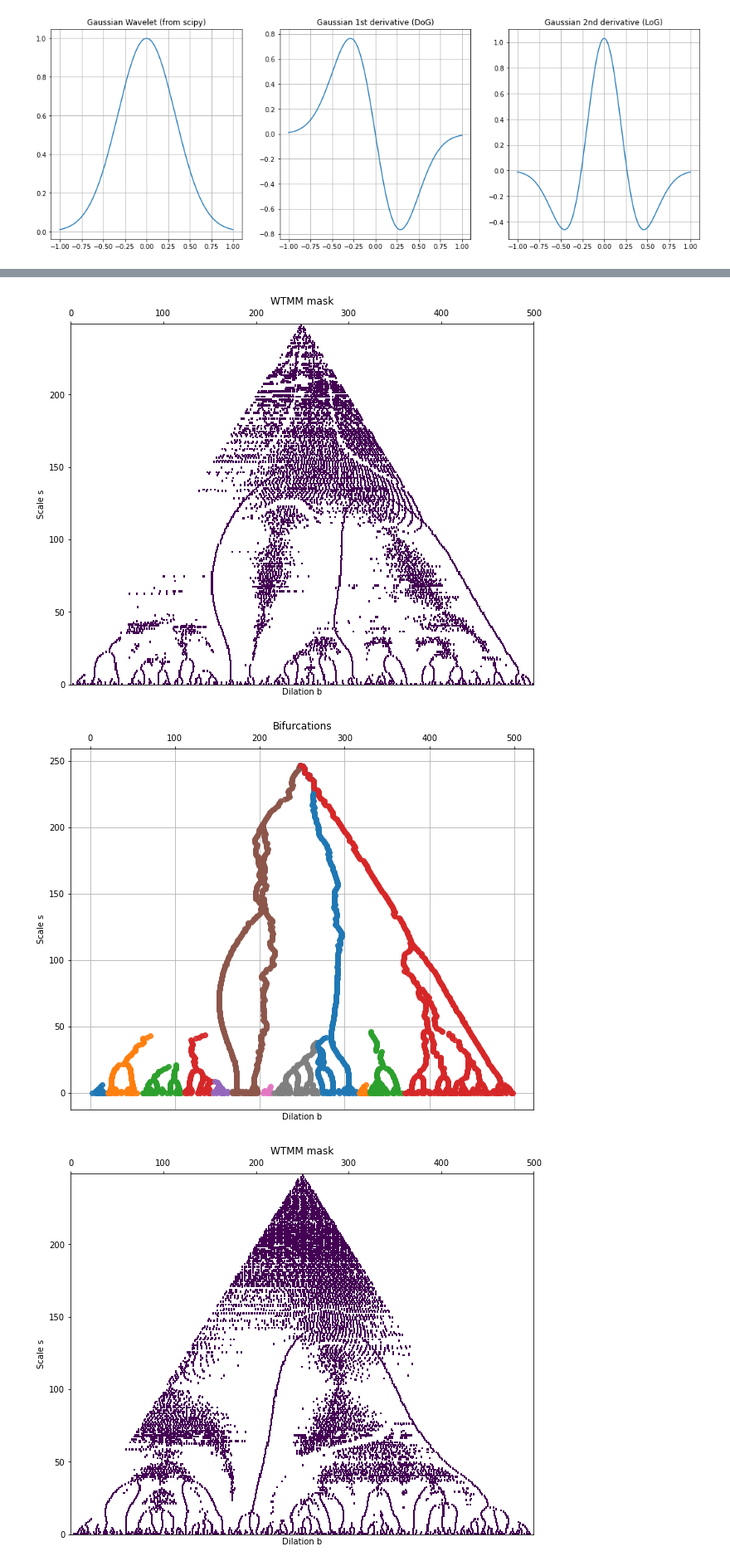
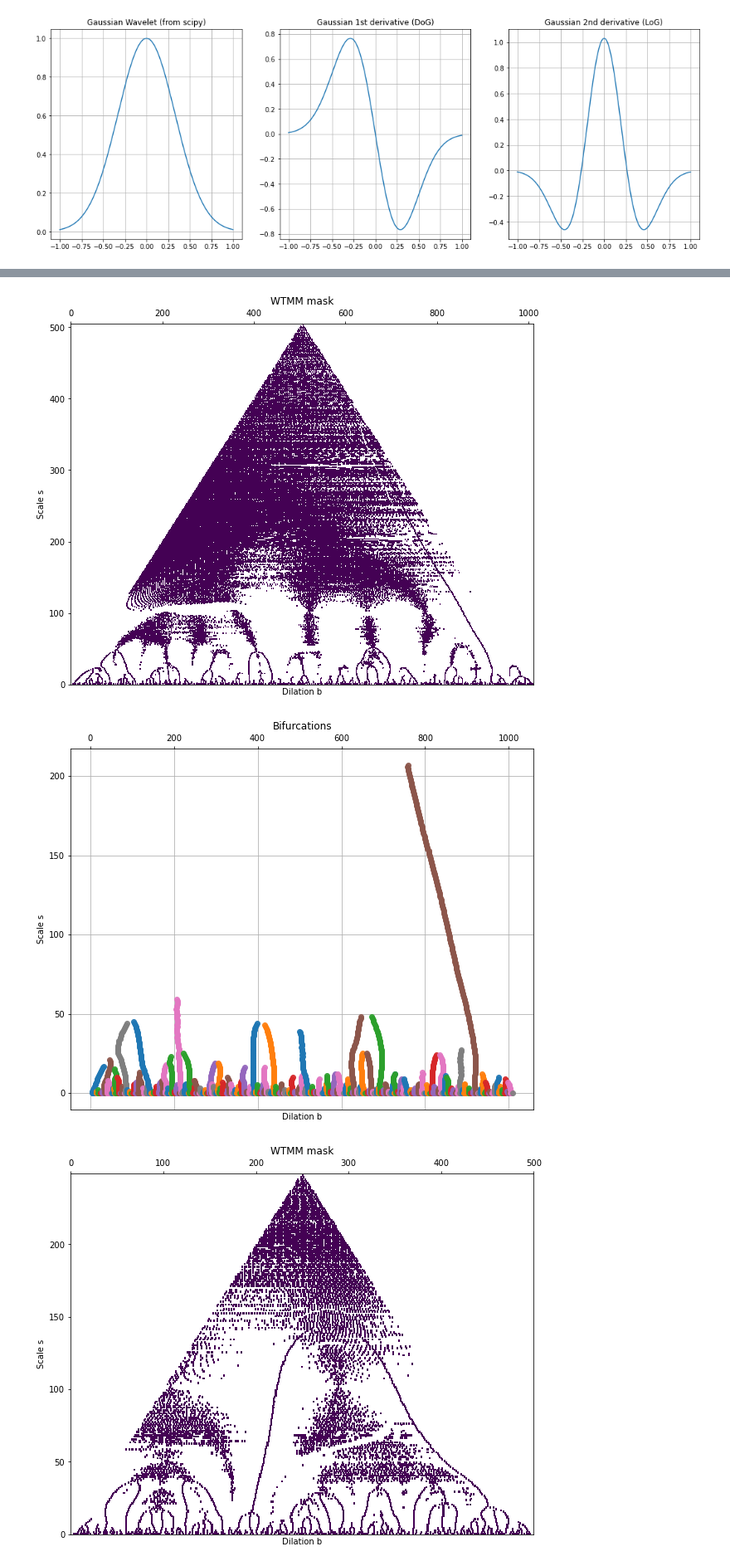
Before and after one commit to thizirinait/AST-Wavelet-financial-data, a Jupyter notebook: example.ipynb, the cells around one changed output, grey strips where cells are left out. Shown at 83% size. Saved outputs shown, nothing was run; the diff lists cells and outputs as text; code cells hidden in the pictures.

Commit message:
Adding S&P data plots

```diff
--- a/example.ipynb
+++ b/example.ipynb
@@ -73,0 +106,5 @@ Text(0.5, 1.0, 'Gaussian 2nd derivative (LoG)')
+# %%
+my_data = genfromtxt('SPidx-1984-1988.csv', delimiter=',')
+# %%
+signals = my_data[1:,-1] ## taking close column only
+scales = np.arange(1, len(signals)/2)
@@ -102,9 +147,9 @@ plt.show()
 # %%
-wtmm_trend, coefs_trend, ridges_trend = cwt.wtmm(ts, wavelet=gaus1, plot=True, remove_inf=True,
-                                             order=1, proximity=10, scales=scales) ## change wt.cwt.wtmm into cwt.wtmm
+wtmm_trend, coefs_trend, ridges_trend = cwt.wtmm(signals, wavelet=gaus1, plot=True, remove_inf=True,
+                                             order=1, proximity=2, scales=scales) ## change wt.cwt.wtmm into cwt.wtmm
 # %% [output]
-[figure, old version]
+[figure, new version]
-[figure, old version]
+[figure, new version]
 # %%
 wtmm_curv, coefs_curv, ridges_curv = cwt.wtmm(ts, wavelet=gaus2, plot=True, remove_inf=True,
                                           order=1, proximity=15, scales=scales) ## idem
```
Also changed, not shown: parts of 7 cells of this notebook.
